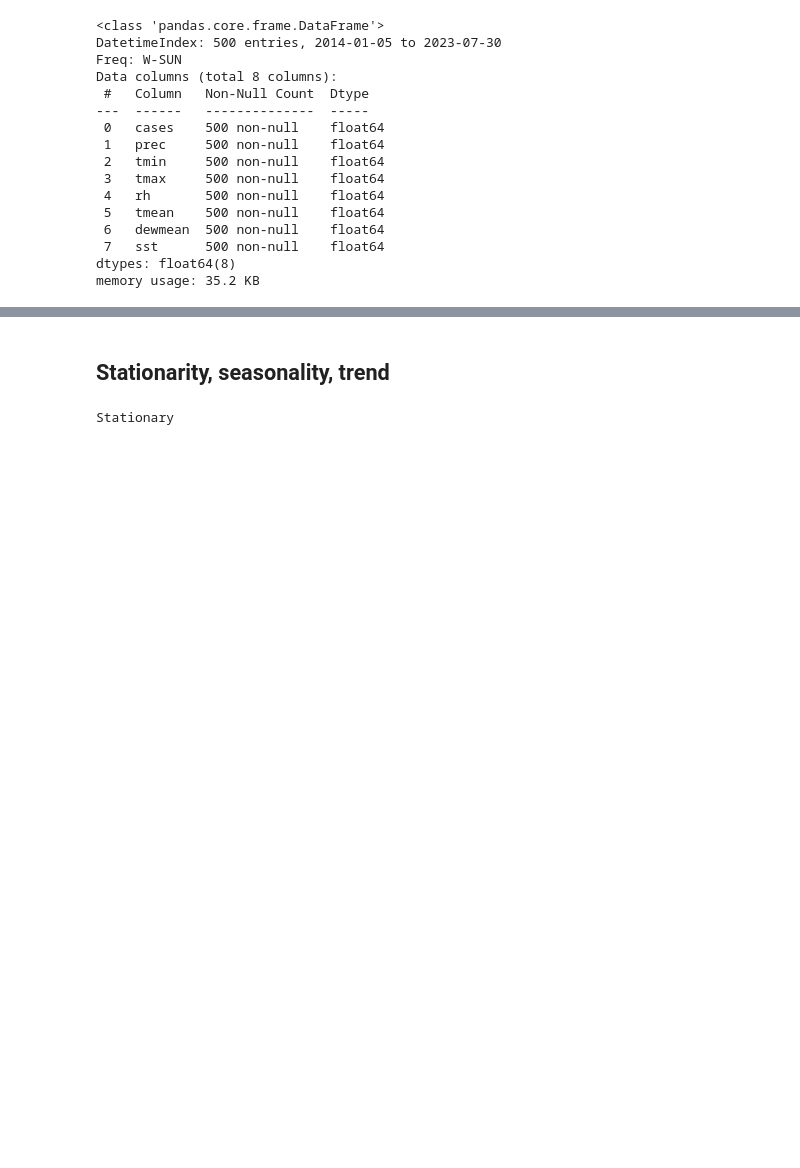
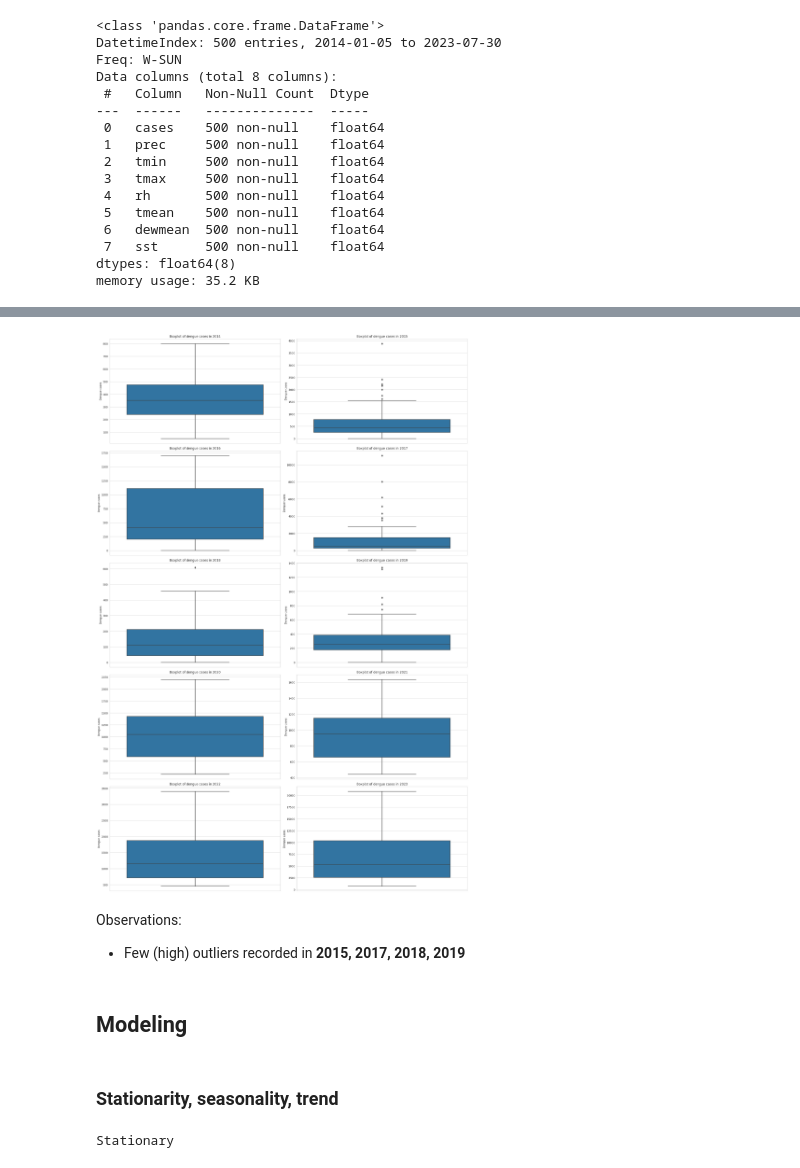
Before and after one commit to plosi/dengue-prediction, a Jupyter notebook: peru.ipynb, the cells around one changed output, grey strips where cells are left out. Drawn from its saved outputs; the diff is of its cells as text; code cells hidden in the pictures; blank space fills up the shorter version.

```diff
--- a/peru.ipynb
+++ b/peru.ipynb
@@ -177,0 +250,19 @@ fig.show()
+# %%
+plt.figure(figsize=(20,30))
+
+for i, year in enumerate(df.index.year.unique(), 1):
+    plt.subplot(5,2,i)
+    sns.boxplot(y=df[df.index.year == year]['cases'])
+    plt.title(f'Boxplot of dengue cases in {year}')
+    plt.ylabel('Dengue cases')
+
+plt.tight_layout()
+plt.show()
+# %% [output]
+[figure, added]
+# %% [markdown]
+Observations:
+
+- Few (high) outliers recorded in **2015, 2017, 2018, 2019**
+# %% [markdown]
+## Modeling
@@ -178,5 +271,5 @@ fig.show()
 # %% [markdown]
-## Stationarity, seasonality, trend
+### Stationarity, seasonality, trend
 # %%
 from statsmodels.tsa.stattools import adfuller
 
```
Also changed, not shown: parts of 24 cells of this notebook.
